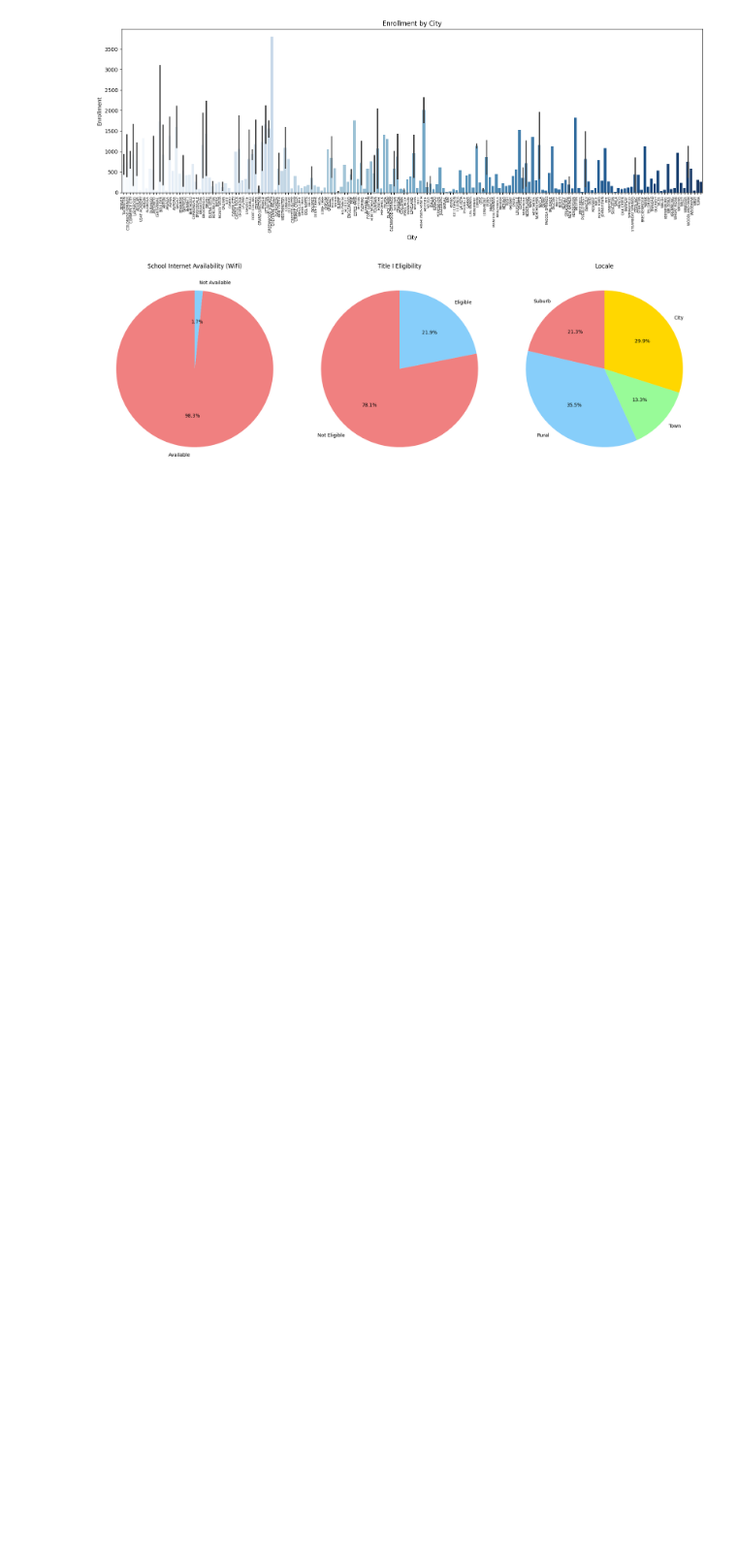
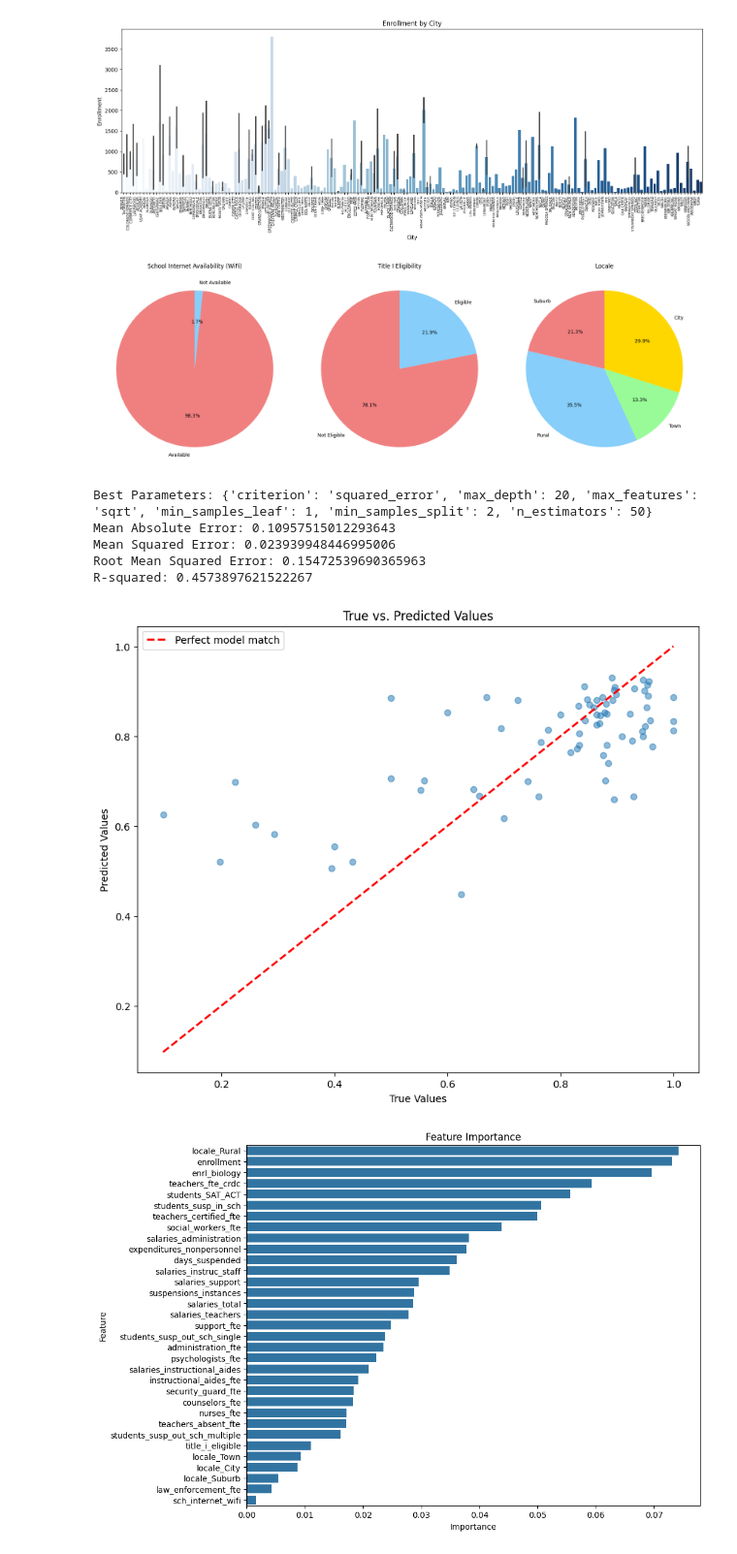
Before and after one commit to melody-gold/csci303_project, a Jupyter notebook: CSCI303_Semester_Proj.ipynb, the cells around one changed output. Shown at 97% size. Cells and saved outputs as stored; diff of their text form; code cells hidden in the pictures; blank space fills up the shorter version.

Commit message:
Added Random Forest model

```diff
--- a/CSCI303_Semester_Proj.ipynb
+++ b/CSCI303_Semester_Proj.ipynb
@@ -200,5 +202,5 @@ X_pca = pca.fit_transform(X_scaled)
 
 
 #Data splitting (train, test)
-#X_train, X_test, y_train, y_test = train_test_split(X_scaled, y, test_size=0.2, random_state=42)
+X_train, X_test, y_train, y_test = train_test_split(X_scaled, y, test_size=0.2, random_state=42)
 # %%
@@ -207,0 +210,58 @@ X_pca = pca.fit_transform(X_scaled)
+# %%
+# Random Forest
+
+# Initialize model
+rf = RandomForestRegressor(random_state=42)
+
+# Grid search for best hyperparameters
+param_grid = {
+    'n_estimators': [50, 100, 200],
+    'criterion': ['squared_error', 'absolute_error'],
+    'max_depth': [None, 10, 20, 30],
+    'min_samples_split': [2, 5, 10],
+    'min_samples_leaf': [1, 2, 4],
+    'max_features': ['auto', 'sqrt', 'log2']
+}
+grid_search = GridSearchCV(estimator = rf, param_grid = param_grid, cv = 5, n_jobs = -1, scoring = 'neg_mean_squared_error')
+grid_search.fit(X_train, y_train)
+
+# Take best model
+print("Best Parameters:", grid_search.best_params_)
+best_rf = grid_search.best_estimator_
+
+# Predict using best model
+y_pred = best_rf.predict(X_test)
+
+# Evaluate model performance
+mae = mean_absolute_error(y_test, y_pred)
+mse = mean_squared_error(y_test, y_pred)
+r2 = r2_score(y_test, y_pred)
+
+print(f"Mean Absolute Error: {mae}")
+print(f"Mean Squared Error: {mse}")
+print(f"Root Mean Squared Error: {np.sqrt(mse)}")
+print(f"R-squared: {r2}")
+
+# Plot actual vs predicted values
+plt.figure(figsize=(10, 8))
+plt.plot([y_test.min(), y_test.max()], [y_test.min(), y_test.max()], 'k--', lw = 2, color = 'red', label = 'Perfect model match')
+plt.legend()
+plt.scatter(y_test, y_pred, alpha=0.5)
+plt.xlabel('True Values')
+plt.ylabel('Predicted Values')
+plt.title('True vs. Predicted Values')
+plt.show()
+
+# Plot feature importance
+plt.figure(figsize=(10, 8))
+sns.barplot(x='Importance', y='Feature', data = pd.DataFrame({'Feature': X.columns, 'Importance': best_rf.feature_importances_}).sort_values(by = "Importance", ascending = False))
+plt.title('Feature Importance')
+plt.show()
+# %% [output]
+Best Parameters: {'criterion': 'squared_error', 'max_depth': 20, 'max_features': 'sqrt', 'min_samples_leaf': 1, 'min_samples_split': 2, 'n_estimators': 50}
+Mean Absolute Error: 0.10957515012293643
+Mean Squared Error: 0.023939948446995006
+Root Mean Squared Error: 0.15472539690365963
+R-squared: 0.4573897621522267
+[figure, added]
+[figure, added]
```
Also changed, not shown: parts of 3 cells of this notebook, 1 other file.
